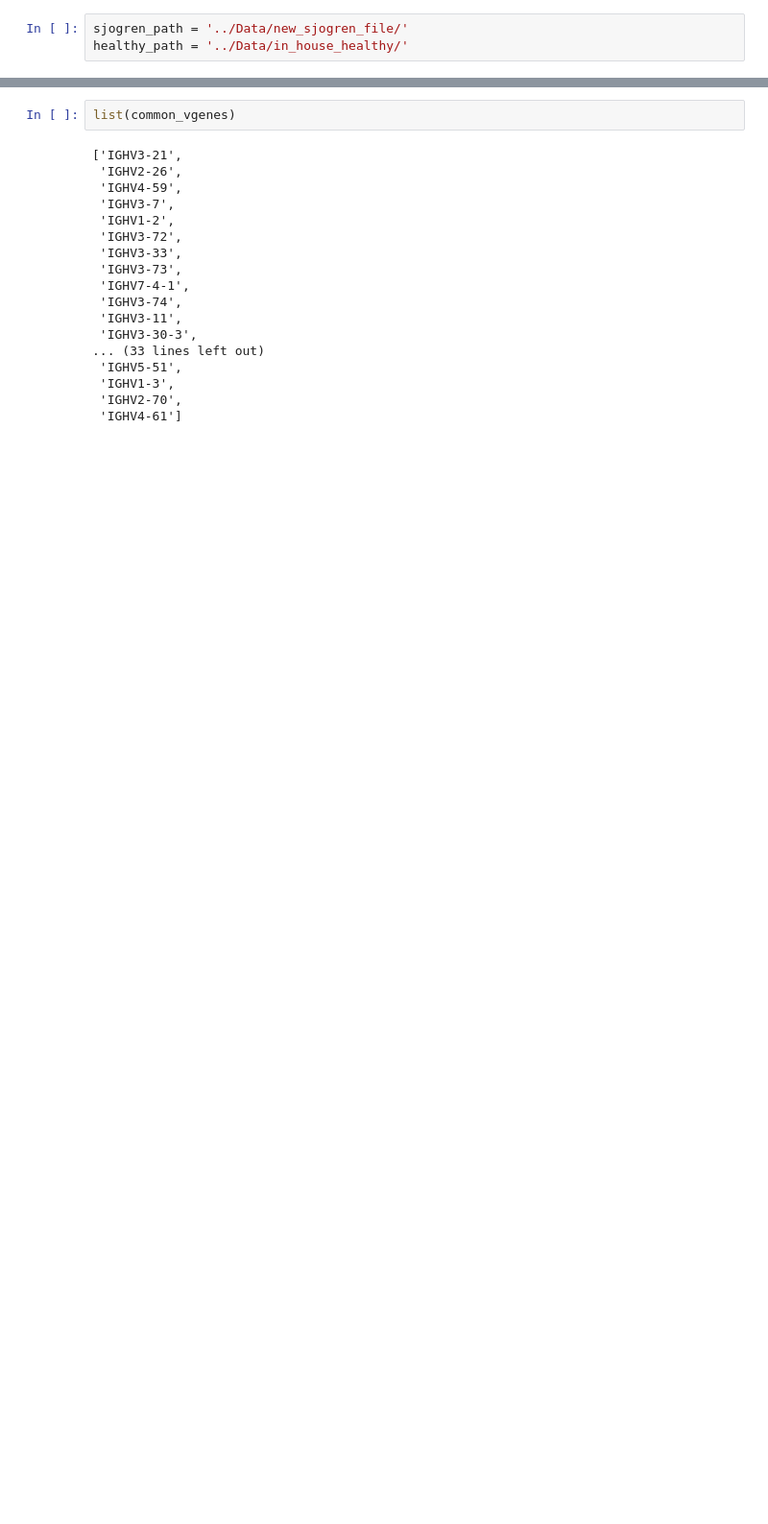
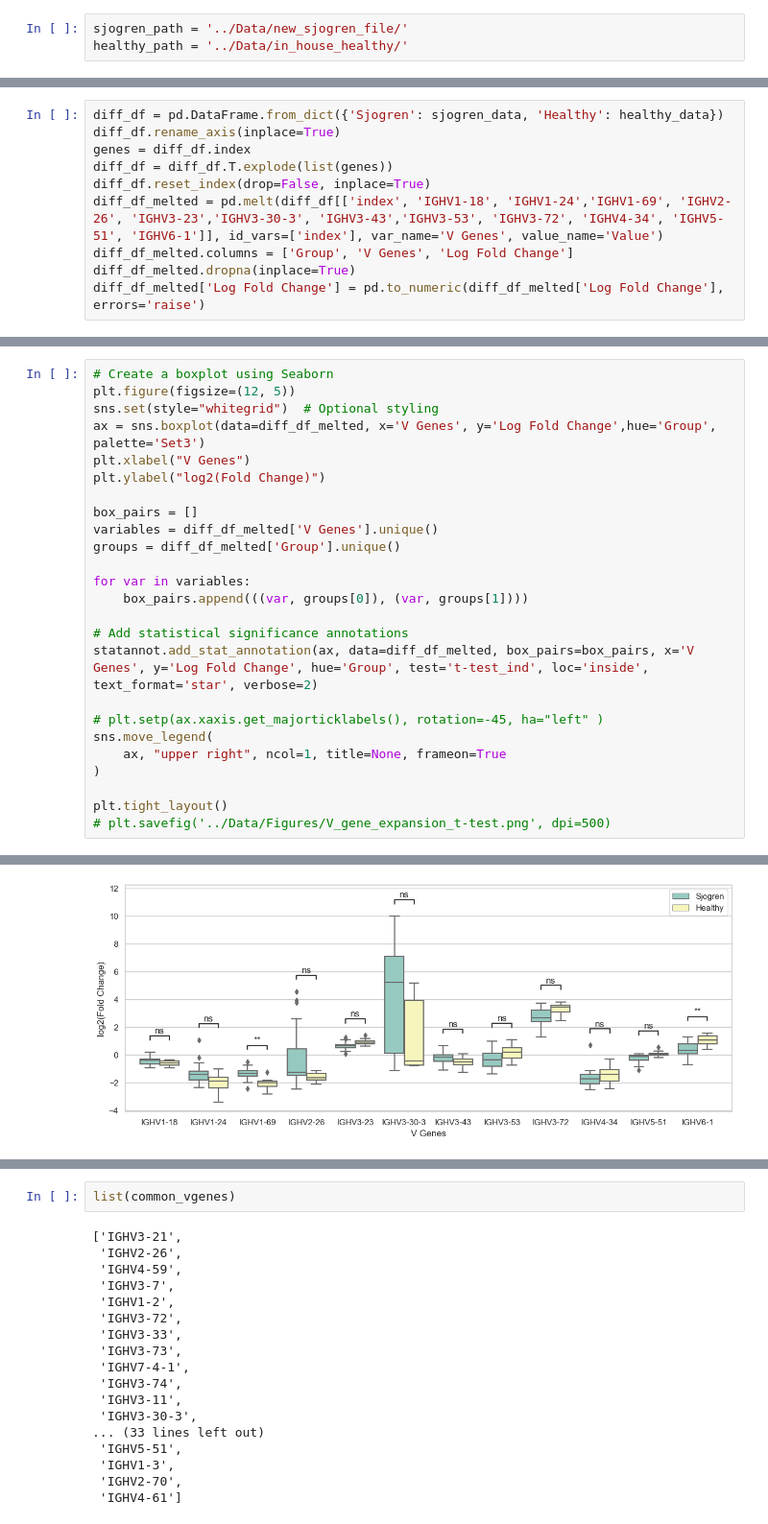
Before and after one commit to DaeheonKwon/Grad_proj, a Jupyter notebook: playground.ipynb, the cells around one changed output, grey strips where cells are left out. Shown at 96% size. Cells and saved outputs as stored; diff of their text form; blank space fills up the shorter version.

```diff
--- a/playground.ipynb
+++ b/playground.ipynb
@@ -159,0 +443,10 @@ plt.show()
+# %%
+diff_df = pd.DataFrame.from_dict({'Sjogren': sjogren_data, 'Healthy': healthy_data})
+diff_df.rename_axis(inplace=True)
+genes = diff_df.index
+diff_df = diff_df.T.explode(list(genes))
+diff_df.reset_index(drop=False, inplace=True)
+diff_df_melted = pd.melt(diff_df[['index', 'IGHV1-18', 'IGHV1-24','IGHV1-69', 'IGHV2-26', 'IGHV3-23','IGHV3-30-3', 'IGHV3-43','IGHV3-53', 'IGHV3-72', 'IGHV4-34', 'IGHV5-51', 'IGHV6-1']], id_vars=['index'], var_name='V Genes', value_name='Value')
+diff_df_melted.columns = ['Group', 'V Genes', 'Log Fold Change']
+diff_df_melted.dropna(inplace=True)
+diff_df_melted['Log Fold Change'] = pd.to_numeric(diff_df_melted['Log Fold Change'], errors='raise')
@@ -159,0 +474,26 @@ plt.show()
+# %%
+# Create a boxplot using Seaborn
+plt.figure(figsize=(12, 5))
+sns.set(style="whitegrid")  # Optional styling
+ax = sns.boxplot(data=diff_df_melted, x='V Genes', y='Log Fold Change',hue='Group', palette='Set3')
+plt.xlabel("V Genes")
+plt.ylabel("log2(Fold Change)")
+
+box_pairs = []
+variables = diff_df_melted['V Genes'].unique()
+groups = diff_df_melted['Group'].unique()
+
+for var in variables:
+    box_pairs.append(((var, groups[0]), (var, groups[1])))
+
+# Add statistical significance annotations
+statannot.add_stat_annotation(ax, data=diff_df_melted, box_pairs=box_pairs, x='V Genes', y='Log Fold Change', hue='Group', test='t-test_ind', loc='inside', text_format='star', verbose=2)
+
+# plt.setp(ax.xaxis.get_majorticklabels(), rotation=-45, ha="left" )
+sns.move_legend(
+    ax, "upper right", ncol=1, title=None, frameon=True
+)
+
+plt.tight_layout()
+# plt.savefig('../Data/Figures/V_gene_expansion_t-test.png', dpi=500)
+# %% [output]
@@ -160 +519,2 @@ plt.show()
+[figure, added]
 # %%
```
Also changed, not shown: parts of 29 cells of this notebook, 2 other files.
